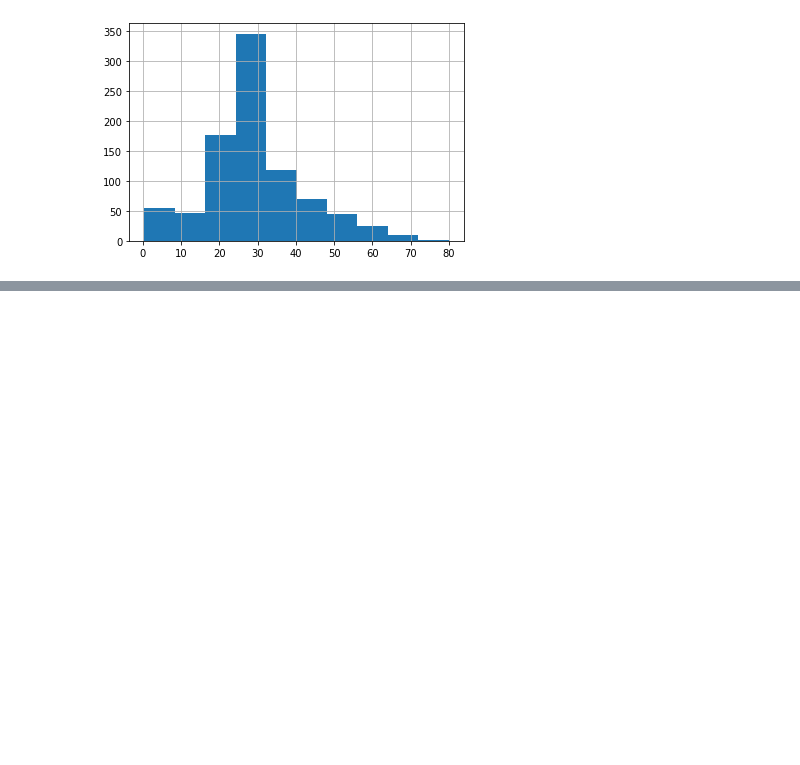
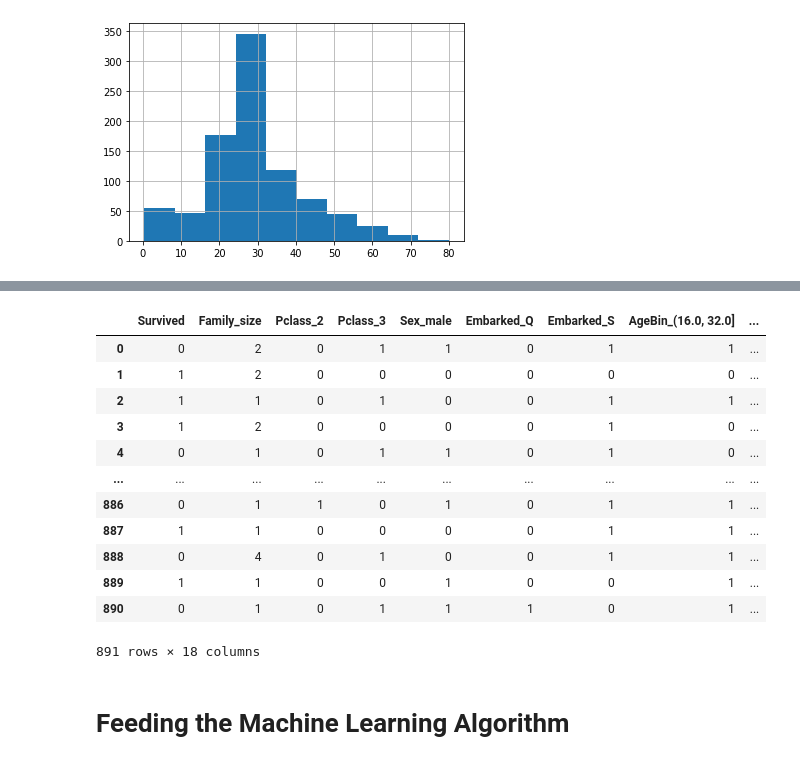
Before and after one commit to kongenikhil/Kaggle_DataSet_Files, a Jupyter notebook: Titanic_dataset_Kaggle.ipynb, the cells around one changed output, grey strips where cells are left out. Drawn from its saved outputs; the diff is of its cells as text; code cells hidden in the pictures; blank space fills up the shorter version.

```diff
--- a/Titanic_dataset_Kaggle.ipynb
+++ b/Titanic_dataset_Kaggle.ipynb
@@ -208,0 +259,11 @@ Categories (5, interval[float64]): [(-0.08, 16.0] < (16.0, 32.0] < (32.0, 48.0]
+# %%
+# Assigning values that occur less than 10 times as 'Misc'
+Misc_titles = title.value_counts() < 10
+titles = title.apply(lambda x : 'Misc' if Misc_titles[x] == True else x )
+# %%
+# Adding names and title to the feature engineerd data frame
+titanic_data_fe['title'] = titles
+titanic_data_fe['names'] = names
+# %%
+# Dropping Name , siblingns and parents , age ,Fare columns as necessary bins have been created
+titanic_data_fe = titanic_data_fe.drop(columns=['Name','Age','SibSp','Parch','Fare'])
@@ -208,0 +283,25 @@ Categories (5, interval[float64]): [(-0.08, 16.0] < (16.0, 32.0] < (32.0, 48.0]
+# %%
+# Dropping the Name as its Not useful  for analysis
+titanic_data_fe = titanic_data_fe.drop(columns=['names'])
+# Also we convert 'Pclass' columns to a category column [As the Pclass represents the level , hence its actual representation is a category
+# and not an integer value]
+titanic_data_fe['Pclass'] = titanic_data_fe['Pclass'].astype('category')
+# %%
+titanic_data_dummies = pd.get_dummies(titanic_data_fe,drop_first=True)
+titanic_data_dummies
+# %% [output]
+|  | Survived | Family_size | Pclass_2 | Pclass_3 | Sex_male | Embarked_Q | Embarked_S | AgeBin_(16.0, 32.0] | ... |
+| 0 | 0 | 2 | 0 | 1 | 1 | 0 | 1 | 1 | ... |
+| 1 | 1 | 2 | 0 | 0 | 0 | 0 | 0 | 0 | ... |
+| 2 | 1 | 1 | 0 | 1 | 0 | 0 | 1 | 1 | ... |
+| 3 | 1 | 2 | 0 | 0 | 0 | 0 | 1 | 0 | ... |
+| 4 | 0 | 1 | 0 | 1 | 1 | 0 | 1 | 0 | ... |
+| ... | ... | ... | ... | ... | ... | ... | ... | ... | ... |
+| 886 | 0 | 1 | 1 | 0 | 1 | 0 | 1 | 1 | ... |
+| 887 | 1 | 1 | 0 | 0 | 0 | 0 | 1 | 1 | ... |
+| 888 | 0 | 4 | 0 | 1 | 0 | 0 | 1 | 1 | ... |
+| 889 | 1 | 1 | 0 | 0 | 1 | 0 | 0 | 1 | ... |
+| 890 | 0 | 1 | 0 | 1 | 1 | 1 | 0 | 1 | ... |
+891 rows × 18 columns
+# %% [markdown]
+# Feeding the Machine Learning Algorithm
```
Also changed, not shown: parts of 18 cells of this notebook.
